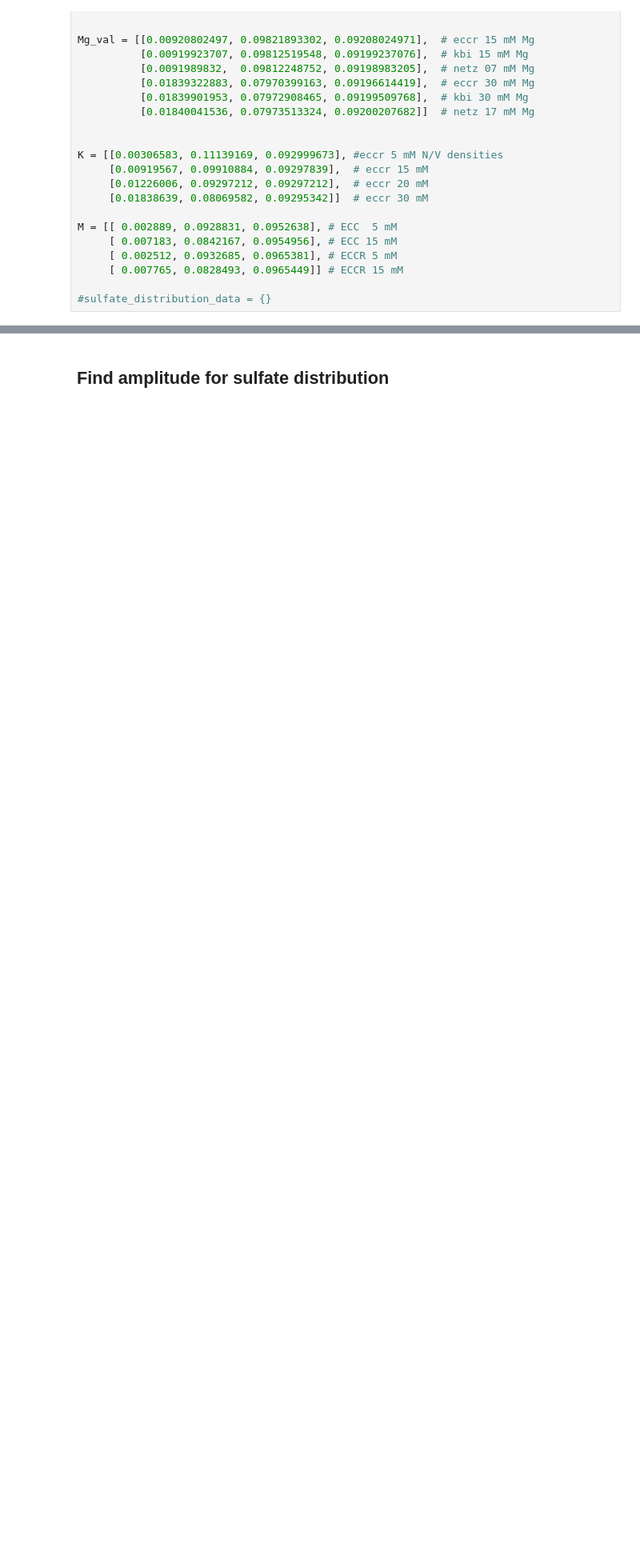
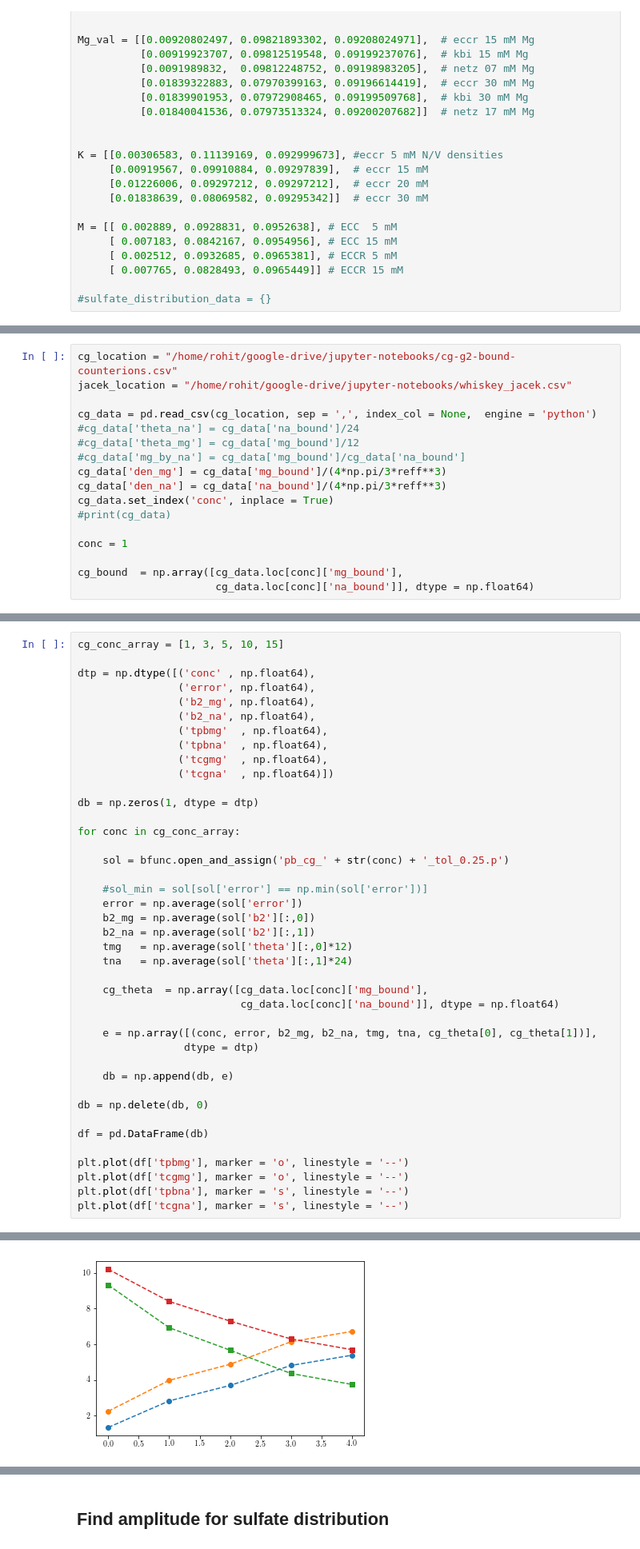
Before and after one commit to rohitnikam1/jupyter_notebooks, a Jupyter notebook: pb-penetrable-sphere.ipynb, the cells around one changed output, grey strips where cells are left out. Shown at 80% size. Cells and saved outputs as stored; diff of their text form; blank space fills up the shorter version.

```diff
--- a/pb-penetrable-sphere.ipynb
+++ b/pb-penetrable-sphere.ipynb
@@ -455,0 +256,17 @@ with open("/home/rohit/magnesium/pb-plots/pb-penetrable-eccr-15mM-cl-den.rd-1.0.
+# %%
+cg_location = "/home/rohit/google-drive/jupyter-notebooks/cg-g2-bound-counterions.csv"
+jacek_location = "/home/rohit/google-drive/jupyter-notebooks/whiskey_jacek.csv"
+
+cg_data = pd.read_csv(cg_location, sep = ',', index_col = None,  engine = 'python')
+#cg_data['theta_na'] = cg_data['na_bound']/24
+#cg_data['theta_mg'] = cg_data['mg_bound']/12
+#cg_data['mg_by_na'] = cg_data['mg_bound']/cg_data['na_bound']
+cg_data['den_mg'] = cg_data['mg_bound']/(4*np.pi/3*reff**3)
+cg_data['den_na'] = cg_data['na_bound']/(4*np.pi/3*reff**3)
+cg_data.set_index('conc', inplace = True)
+#print(cg_data)
+
+conc = 1
+
+cg_bound  = np.array([cg_data.loc[conc]['mg_bound'],
+                      cg_data.loc[conc]['na_bound']], dtype = np.float64)
@@ -455,0 +329,42 @@ with open("/home/rohit/magnesium/pb-plots/pb-penetrable-eccr-15mM-cl-den.rd-1.0.
+# %%
+cg_conc_array = [1, 3, 5, 10, 15]
+
+dtp = np.dtype([('conc' , np.float64),
+                ('error', np.float64),
+                ('b2_mg', np.float64),
+                ('b2_na', np.float64),
+                ('tpbmg'  , np.float64),
+                ('tpbna'  , np.float64),
+                ('tcgmg'  , np.float64),
+                ('tcgna'  , np.float64)])
+
+db = np.zeros(1, dtype = dtp)
+
+for conc in cg_conc_array:
+
+    sol = bfunc.open_and_assign('pb_cg_' + str(conc) + '_tol_0.25.p')
+
+    #sol_min = sol[sol['error'] == np.min(sol['error'])]
+    error = np.average(sol['error'])
+    b2_mg = np.average(sol['b2'][:,0])
+    b2_na = np.average(sol['b2'][:,1])
+    tmg   = np.average(sol['theta'][:,0]*12)
+    tna   = np.average(sol['theta'][:,1]*24)
+
+    cg_theta  = np.array([cg_data.loc[conc]['mg_bound'],
+                          cg_data.loc[conc]['na_bound']], dtype = np.float64)
+
+    e = np.array([(conc, error, b2_mg, b2_na, tmg, tna, cg_theta[0], cg_theta[1])],
+                 dtype = dtp)
+
+    db = np.append(db, e)
+
+db = np.delete(db, 0)
+
+df = pd.DataFrame(db)
+
+plt.plot(df['tpbmg'], marker = 'o', linestyle = '--')
+plt.plot(df['tcgmg'], marker = 'o', linestyle = '--')
+plt.plot(df['tpbna'], marker = 's', linestyle = '--')
+plt.plot(df['tcgna'], marker = 's', linestyle = '--')
+# %% [output]
@@ -455,0 +372 @@ with open("/home/rohit/magnesium/pb-plots/pb-penetrable-eccr-15mM-cl-den.rd-1.0.
+[figure, added]
```
Also changed, not shown: parts of 30 cells of this notebook, 10 other files.
